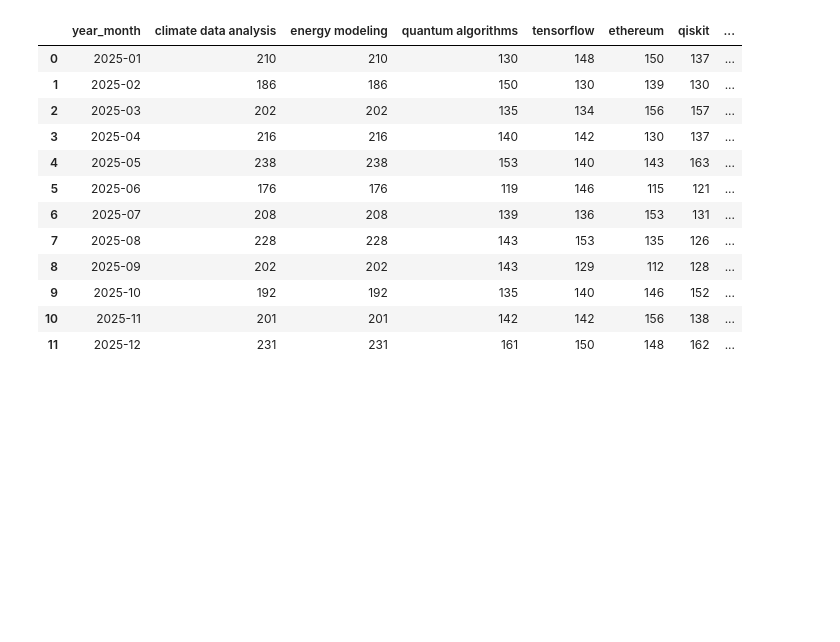
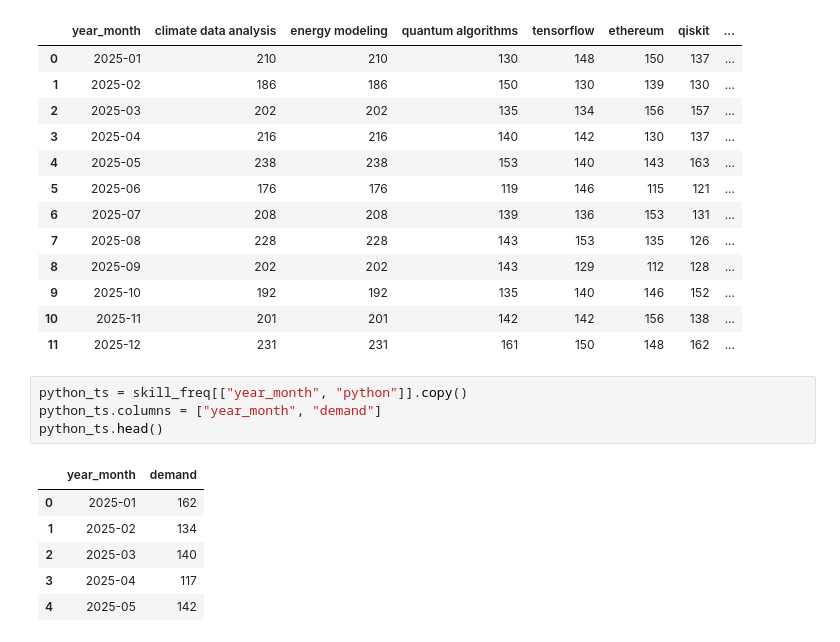
Before and after one commit to mohak201/AI-Workflow-Intelligence-, a Jupyter notebook: notebooks/stage3_forecasting.ipynb, the cells around one changed output. Saved outputs shown, nothing was run; the diff lists cells and outputs as text; blank space fills up the shorter version.

```diff
--- a/notebooks/stage3_forecasting.ipynb
+++ b/notebooks/stage3_forecasting.ipynb
@@ -144,3 +144,14 @@ skill_freq
 | 9 | 2025-10 | 192 | 192 | 135 | 140 | 146 | 152 | ... |
 | 10 | 2025-11 | 201 | 201 | 142 | 142 | 156 | 138 | ... |
 | 11 | 2025-12 | 231 | 231 | 161 | 150 | 148 | 162 | ... |
+# %%
+python_ts = skill_freq[["year_month", "python"]].copy()
+python_ts.columns = ["year_month", "demand"]
+python_ts.head()
+# %% [output]
+|  | year_month | demand |
+| 0 | 2025-01 | 162 |
+| 1 | 2025-02 | 134 |
+| 2 | 2025-03 | 140 |
+| 3 | 2025-04 | 117 |
+| 4 | 2025-05 | 142 |
```
Also changed, not shown: parts of 3 cells of this notebook, 19 other files.
